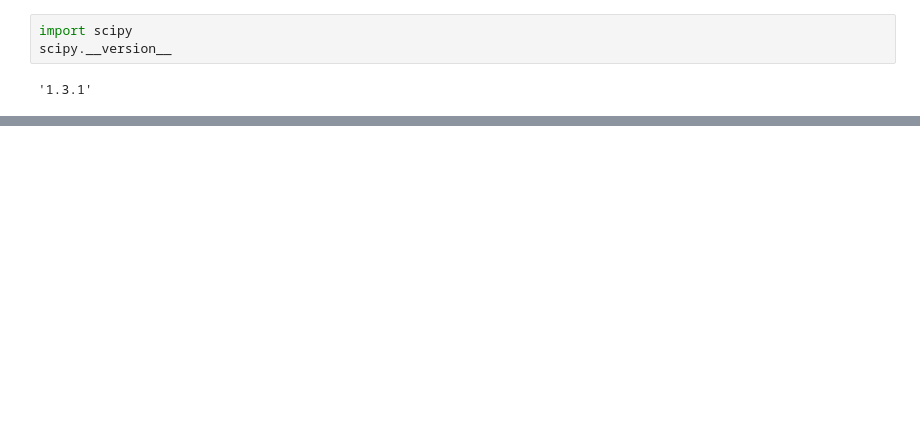
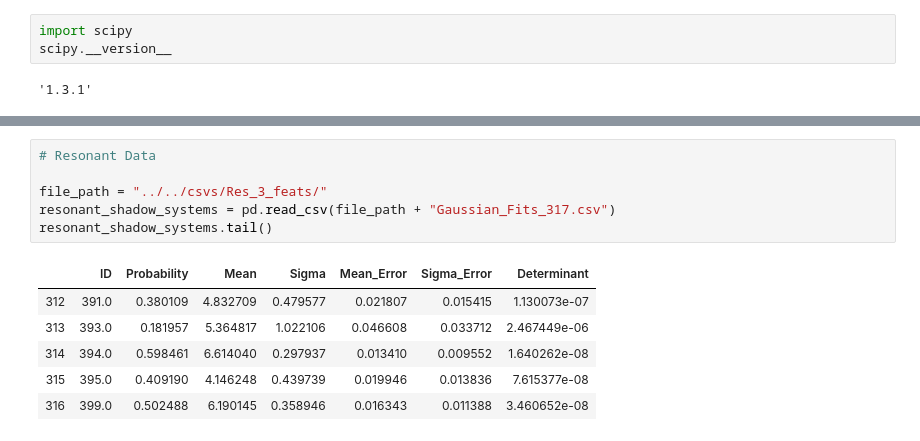
Before and after one commit to Naireen/MLstability, a Jupyter notebook: Analysis/Resonant/DIfferences.ipynb, the cells around one changed output, grey strips where cells are left out. Cells and saved outputs as stored; diff of their text form; blank space fills up the shorter version.

```diff
--- a/Analysis/Resonant/DIfferences.ipynb
+++ b/Analysis/Resonant/DIfferences.ipynb
@@ -70,0 +79,13 @@ scipy.__version__
+# %%
+# Resonant Data
+
+file_path = "../../csvs/Res_3_feats/"
+resonant_shadow_systems = pd.read_csv(file_path + "Gaussian_Fits_317.csv")
+resonant_shadow_systems.tail()
+# %% [output]
+|  | ID | Probability | Mean | Sigma | Mean_Error | Sigma_Error | Determinant |
+| 312 | 391.0 | 0.380109 | 4.832709 | 0.479577 | 0.021807 | 0.015415 | 1.130073e-07 |
+| 313 | 393.0 | 0.181957 | 5.364817 | 1.022106 | 0.046608 | 0.033712 | 2.467449e-06 |
+| 314 | 394.0 | 0.598461 | 6.614040 | 0.297937 | 0.013410 | 0.009552 | 1.640262e-08 |
+| 315 | 395.0 | 0.409190 | 4.146248 | 0.439739 | 0.019946 | 0.013836 | 7.615377e-08 |
+| 316 | 399.0 | 0.502488 | 6.190145 | 0.358946 | 0.016343 | 0.011388 | 3.460652e-08 |
```
Also changed, not shown: parts of 11 cells of this notebook.
